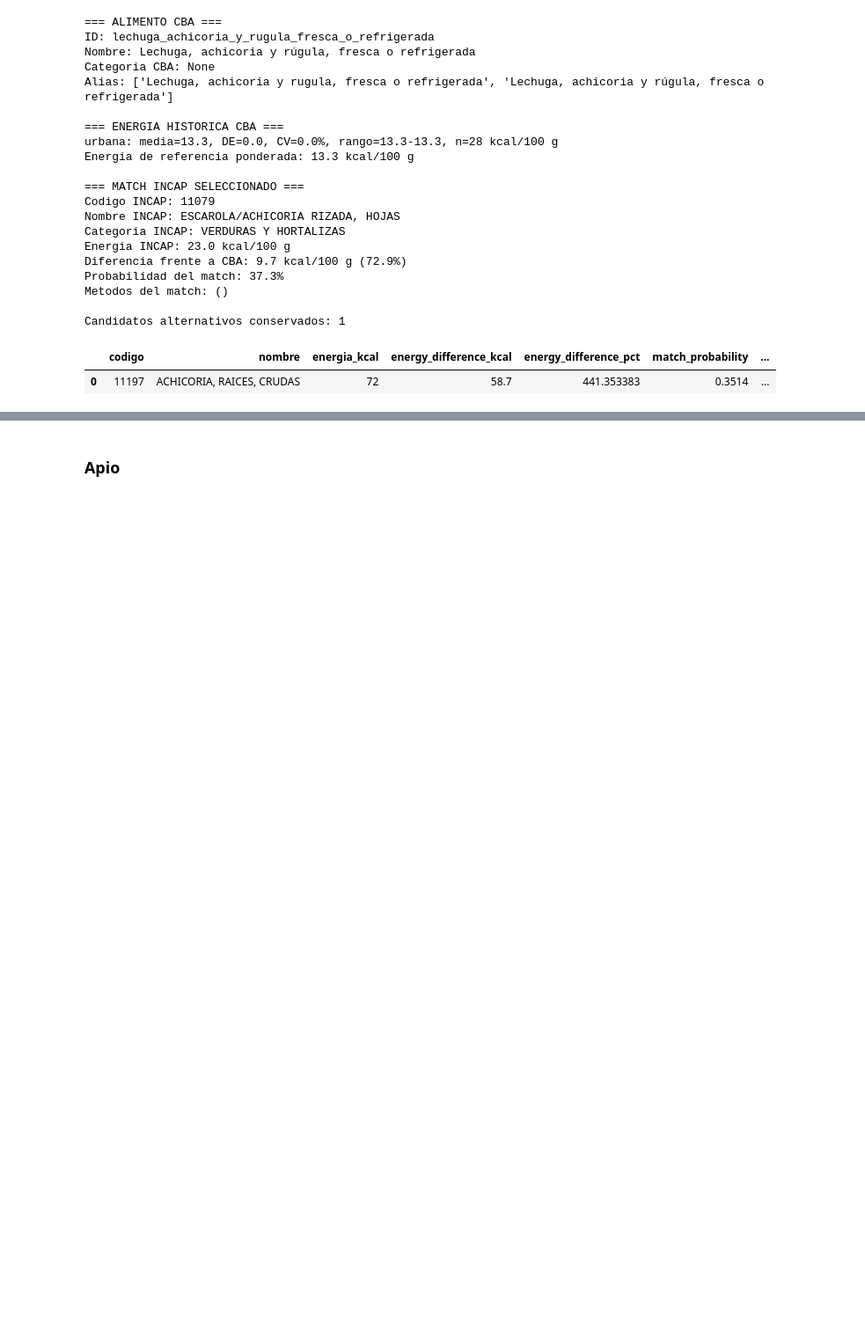
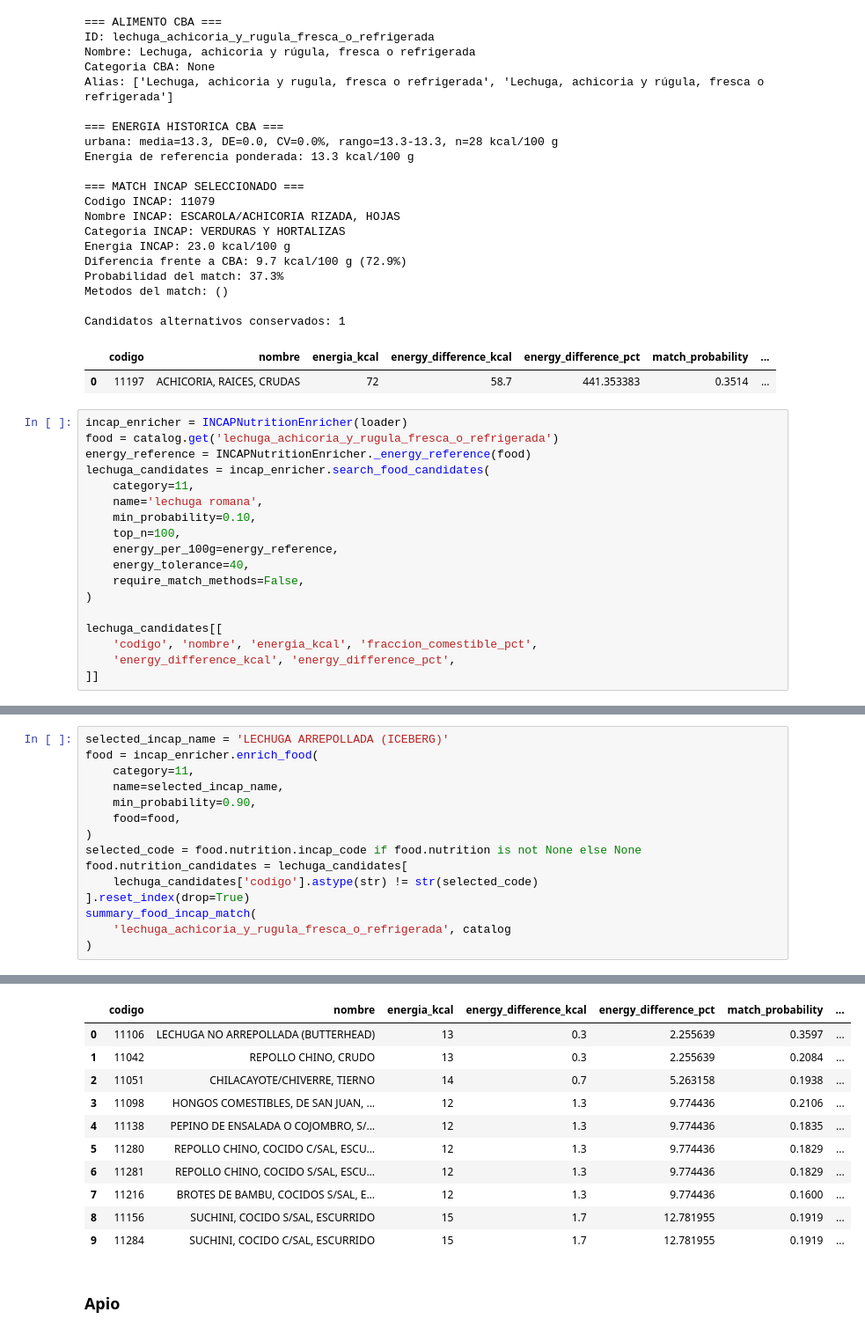
Before and after one commit to ordev-gt/canasta-inteligente-gt, a Jupyter notebook: notebooks/cba_pipeline.ipynb, the cells around one changed output, grey strips where cells are left out. Shown at 88% size. Cells and saved outputs as stored; diff of their text form; blank space fills up the shorter version.

```diff
--- a/notebooks/cba_pipeline.ipynb
+++ b/notebooks/cba_pipeline.ipynb
@@ -5835,3 +5757,21 @@ Metodos del match: ()
 Candidatos alternativos conservados: 1
 |  | codigo | nombre | energia_kcal | energy_difference_kcal | energy_difference_pct | match_probability | ... |
 | 0 | 11197 | ACHICORIA, RAICES, CRUDAS | 72 | 58.7 | 441.353383 | 0.3514 | ... |
+# %%
+incap_enricher = INCAPNutritionEnricher(loader)
+food = catalog.get('lechuga_achicoria_y_rugula_fresca_o_refrigerada')
+energy_reference = INCAPNutritionEnricher._energy_reference(food)
+lechuga_candidates = incap_enricher.search_food_candidates(
+    category=11,
+    name='lechuga romana',
+    min_probability=0.10,
+    top_n=100,
+    energy_per_100g=energy_reference,
+    energy_tolerance=40,
+    require_match_methods=False,
+)
+
+lechuga_candidates[[
+    'codigo', 'nombre', 'energia_kcal', 'fraccion_comestible_pct',
+    'energy_difference_kcal', 'energy_difference_pct',
+]]
@@ -5837,0 +5792,16 @@ Candidatos alternativos conservados: 1
+# %%
+selected_incap_name = 'LECHUGA ARREPOLLADA (ICEBERG)'
+food = incap_enricher.enrich_food(
+    category=11,
+    name=selected_incap_name,
+    min_probability=0.90,
+    food=food,
+)
+selected_code = food.nutrition.incap_code if food.nutrition is not None else None
+food.nutrition_candidates = lechuga_candidates[
+    lechuga_candidates['codigo'].astype(str) != str(selected_code)
+].reset_index(drop=True)
+summary_food_incap_match(
+    'lechuga_achicoria_y_rugula_fresca_o_refrigerada', catalog
+)
+# %% [output]
@@ -5838,3 +5828,14 @@ Candidatos alternativos conservados: 1
+|  | codigo | nombre | energia_kcal | energy_difference_kcal | energy_difference_pct | match_probability | ... |
+| 0 | 11106 | LECHUGA NO ARREPOLLADA (BUTTERHEAD) | 13 | 0.3 | 2.255639 | 0.3597 | ... |
+| 1 | 11042 | REPOLLO CHINO, CRUDO | 13 | 0.3 | 2.255639 | 0.2084 | ... |
+| 2 | 11051 | CHILACAYOTE/CHIVERRE, TIERNO | 14 | 0.7 | 5.263158 | 0.1938 | ... |
+| 3 | 11098 | HONGOS COMESTIBLES, DE SAN JUAN, ... | 12 | 1.3 | 9.774436 | 0.2106 | ... |
+| 4 | 11138 | PEPINO DE ENSALADA O COJOMBRO, S/... | 12 | 1.3 | 9.774436 | 0.1835 | ... |
+| 5 | 11280 | REPOLLO CHINO, COCIDO C/SAL, ESCU... | 12 | 1.3 | 9.774436 | 0.1829 | ... |
+| 6 | 11281 | REPOLLO CHINO, COCIDO S/SAL, ESCU... | 12 | 1.3 | 9.774436 | 0.1829 | ... |
+| 7 | 11216 | BROTES DE BAMBU, COCIDOS S/SAL, E... | 12 | 1.3 | 9.774436 | 0.1600 | ... |
+| 8 | 11156 | SUCHINI, COCIDO S/SAL, ESCURRIDO | 15 | 1.7 | 12.781955 | 0.1919 | ... |
+| 9 | 11284 | SUCHINI, COCIDO C/SAL, ESCURRIDO | 15 | 1.7 | 12.781955 | 0.1919 | ... |
 # %% [markdown]
 ### Apio
 # %%
```
Also changed, not shown: parts of 84 cells of this notebook, 16 other files.
